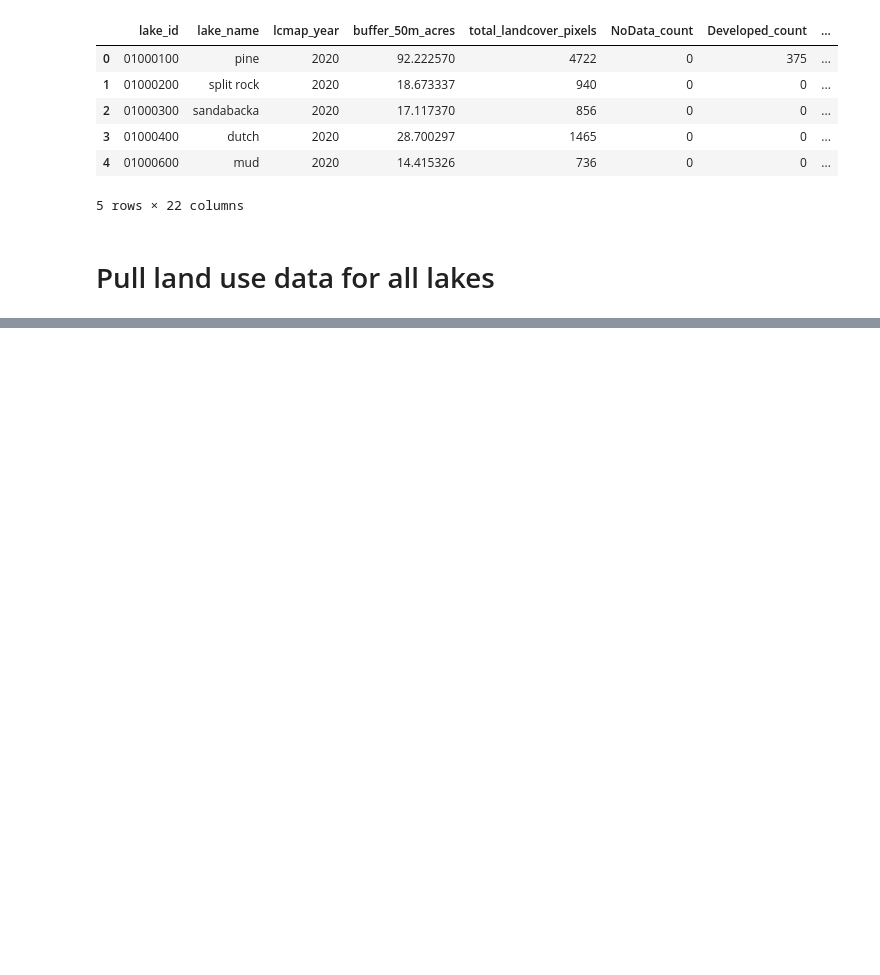
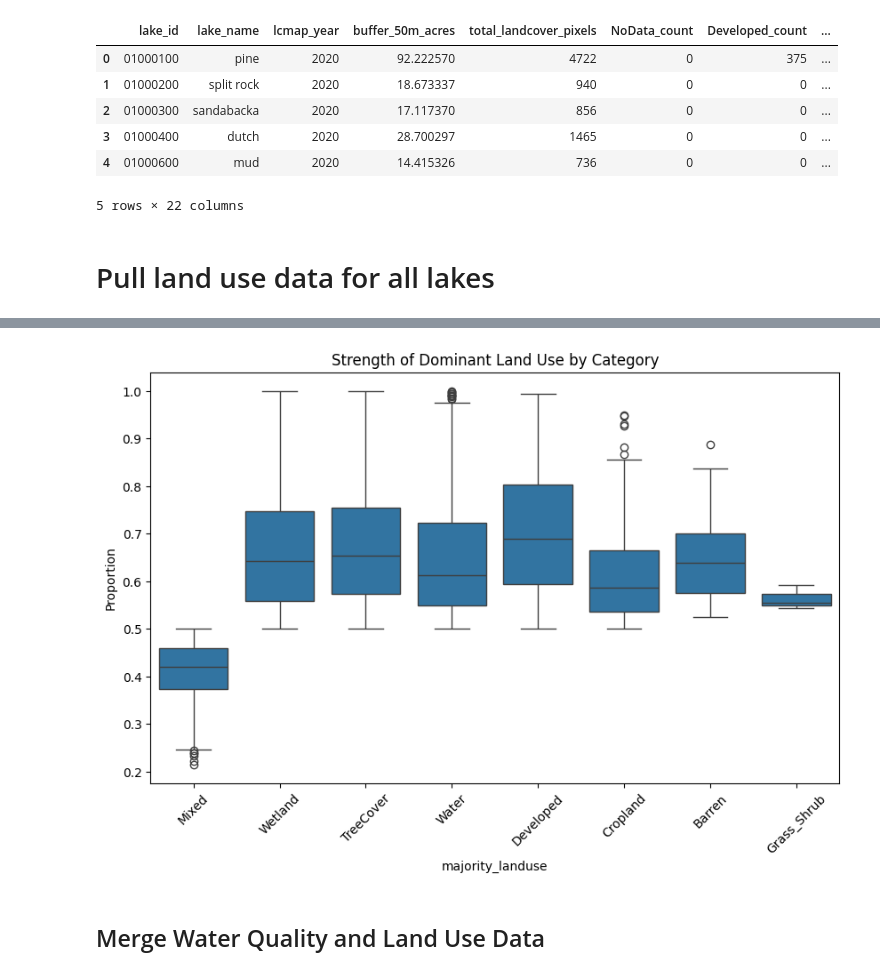
Before and after one commit to sscrader/SEIS631_Project, a Jupyter notebook: project_EDA.ipynb, the cells around one changed output, grey strips where cells are left out. Cells and saved outputs as stored; diff of their text form; code cells hidden in the pictures; blank space fills up the shorter version.

```diff
--- a/project_EDA.ipynb
+++ b/project_EDA.ipynb
@@ -472,0 +547,24 @@ landuse_df.to_csv("landuse_50m_buffers.csv", index=False)
+# %%
+# Box plot showing the proportion of the majority category
+
+prop_cols = [col for col in landuse_df.columns if col.endswith("_prop") and col != "NoData_prop"]
+
+landuse_df["max_prop"] = landuse_df[prop_cols].max(axis=1)
+
+plt.figure(figsize=(10,6))
+
+sns.boxplot(
+    data=landuse_df,
+    x="majority_landuse",
+    y="max_prop"
+)
+
+plt.title("Strength of Dominant Land Use by Category")
+plt.ylabel("Proportion")
+plt.xticks(rotation=45)
+
+plt.show()
+# %% [output]
+[figure, added]
+# %% [markdown]
+## Merge Water Quality and Land Use Data
```
Also changed, not shown: parts of 19 cells of this notebook, 3 other files.
